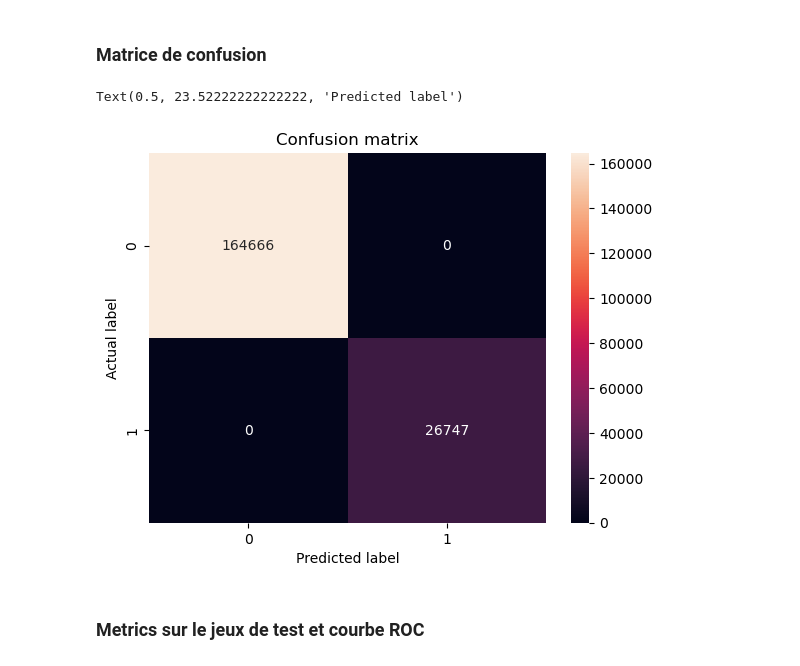
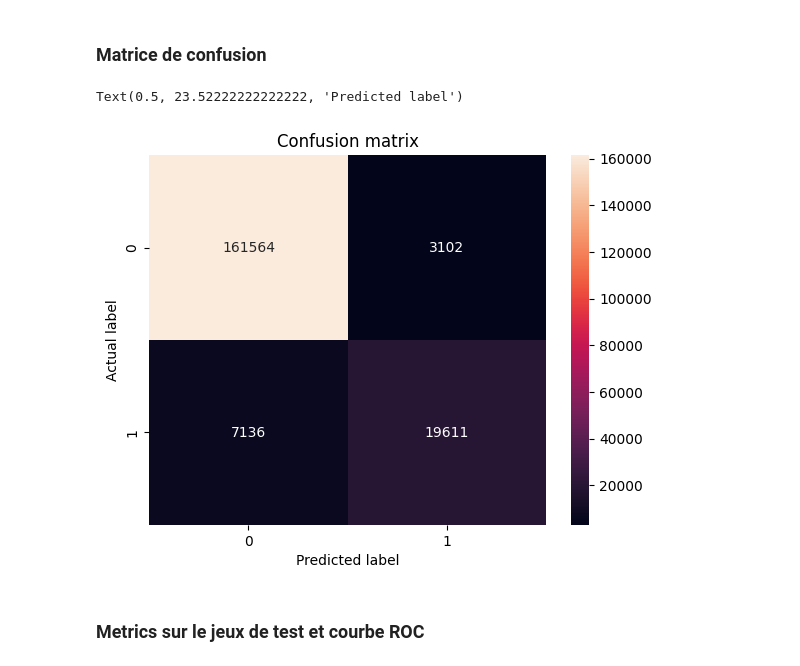
Before and after one commit to KhalilMazouz/ProjetMachineLearning, a Jupyter notebook: Projet_ML.ipynb, the cells around one changed output. Cells and saved outputs as stored; diff of their text form; code cells hidden in the pictures.

```diff
--- a/Projet_ML.ipynb
+++ b/Projet_ML.ipynb
@@ -24,6 +24,6 @@ from scipy import stats
 ## Chargement des datasets
 # %%
 # Load your dataset into a DataFrame - Khalil
-df_client = pd.read_csv("CLIENT.csv", sep = "|", dtype={'IDCLIENT':str, 'VIP': str})
-df_ticket = pd.read_csv('ENTETES_TICKET_V4.csv', sep = "|", dtype={'IDTICKET':str, 'IDCLIENT' : str})
-df_magasin = pd.read_csv('REF_MAGASIN.CSV', sep = "|", dtype={'LIBELLEDEPARTEMENT':str})
+df_client = pd.read_csv("data/CLIENT.csv", sep = "|", dtype={'IDCLIENT':str, 'VIP': str})
+df_ticket = pd.read_csv('data/ENTETES_TICKET_V4.csv', sep = "|", dtype={'IDTICKET':str, 'IDCLIENT' : str})
+df_magasin = pd.read_csv('data/REF_MAGASIN.CSV', sep = "|", dtype={'LIBELLEDEPARTEMENT':str})
@@ -461,16 +456,16 @@ Remarque : On observe dans notre cas une absence d'overfitting étant donnée qu
 ### Matrice de confusion
 # %%
 # Calculate confusion matrix
-cnf_matrix = confusion_matrix(y_test, y_test)
+cnf_matrix = confusion_matrix(y_test, y_pred)
 
 # Plot a labeled confusion matrix with Seaborn
 sns.heatmap(cnf_matrix, annot=True, fmt="g")
 plt.title("Confusion matrix")
 plt.ylabel("Actual label")
 plt.xlabel("Predicted label")
 # %% [output]
 Text(0.5, 23.52222222222222, 'Predicted label')
-[figure, old version]
+[figure, new version]
 # %% [markdown]
 ### Metrics sur le jeux de test et courbe ROC
 # %%
```
Also changed, not shown: parts of 8 cells of this notebook.
